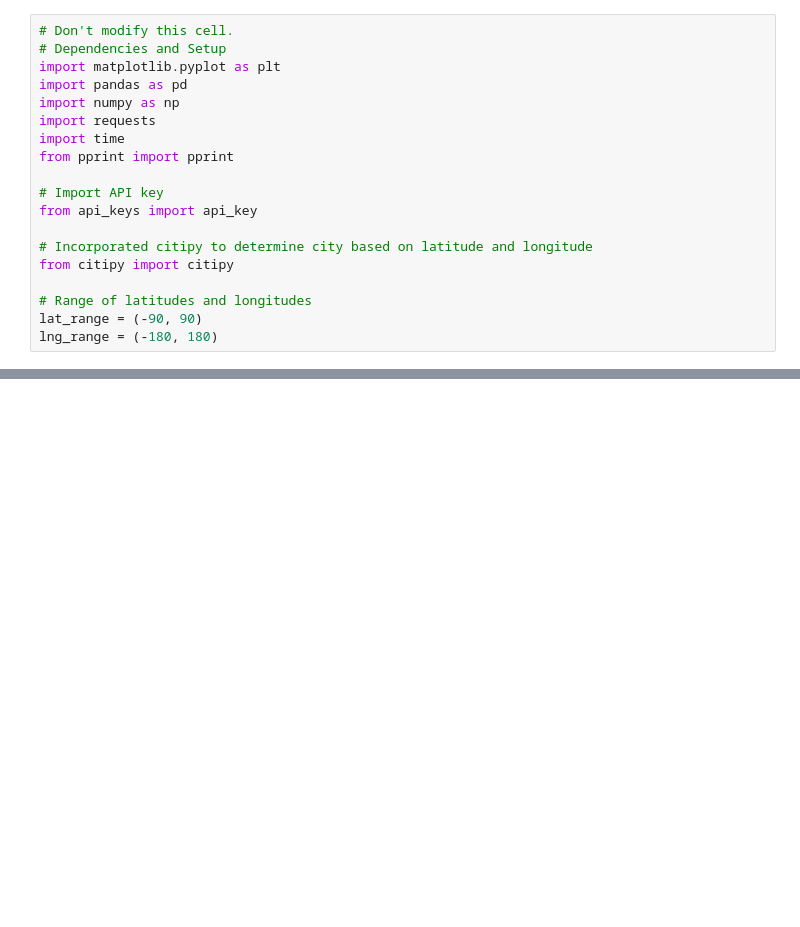
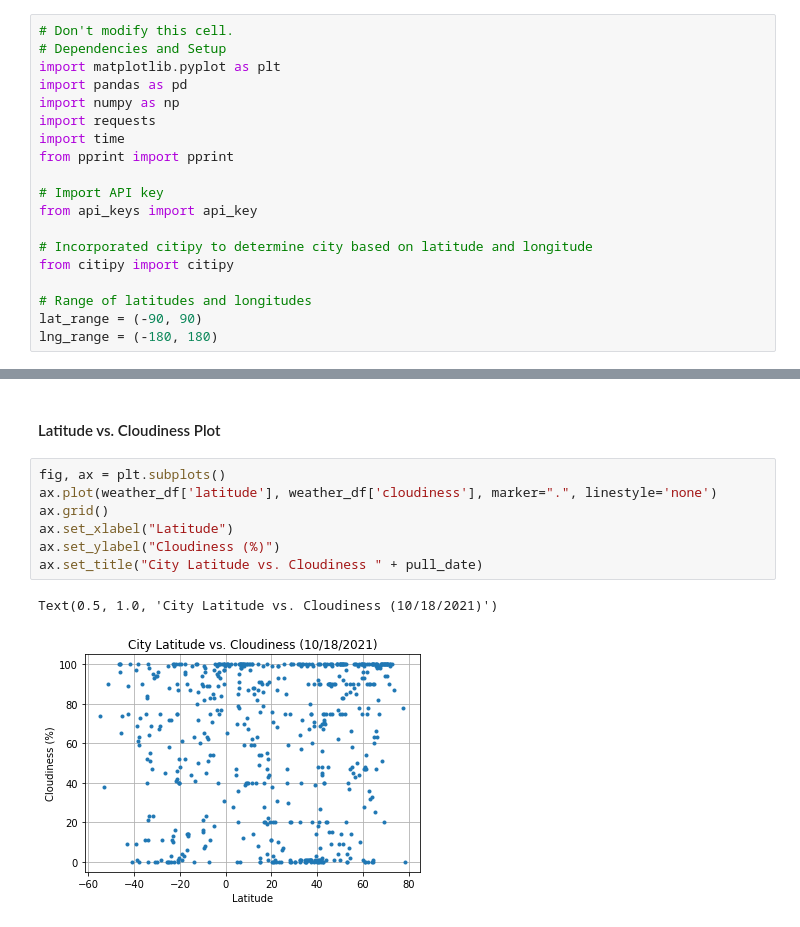
Before and after one commit to existentialplantperson/Week_05, a Jupyter notebook: Wk05_Homework.ipynb, the cells around one changed output, grey strips where cells are left out. Saved outputs shown, nothing was run; the diff lists cells and outputs as text; blank space fills up the shorter version.

```diff
--- a/Wk05_Homework.ipynb
+++ b/Wk05_Homework.ipynb
@@ -155,0 +202,12 @@ weather_df
+# %% [markdown]
+#### Latitude vs. Cloudiness Plot
+# %%
+fig, ax = plt.subplots()
+ax.plot(weather_df['latitude'], weather_df['cloudiness'], marker=".", linestyle='none')
+ax.grid()
+ax.set_xlabel("Latitude")
+ax.set_ylabel("Cloudiness (%)")
+ax.set_title("City Latitude vs. Cloudiness " + pull_date)
+# %% [output]
+Text(0.5, 1.0, 'City Latitude vs. Cloudiness (10/18/2021)')
+[figure, added]
```
Also changed, not shown: parts of 32 cells of this notebook.
